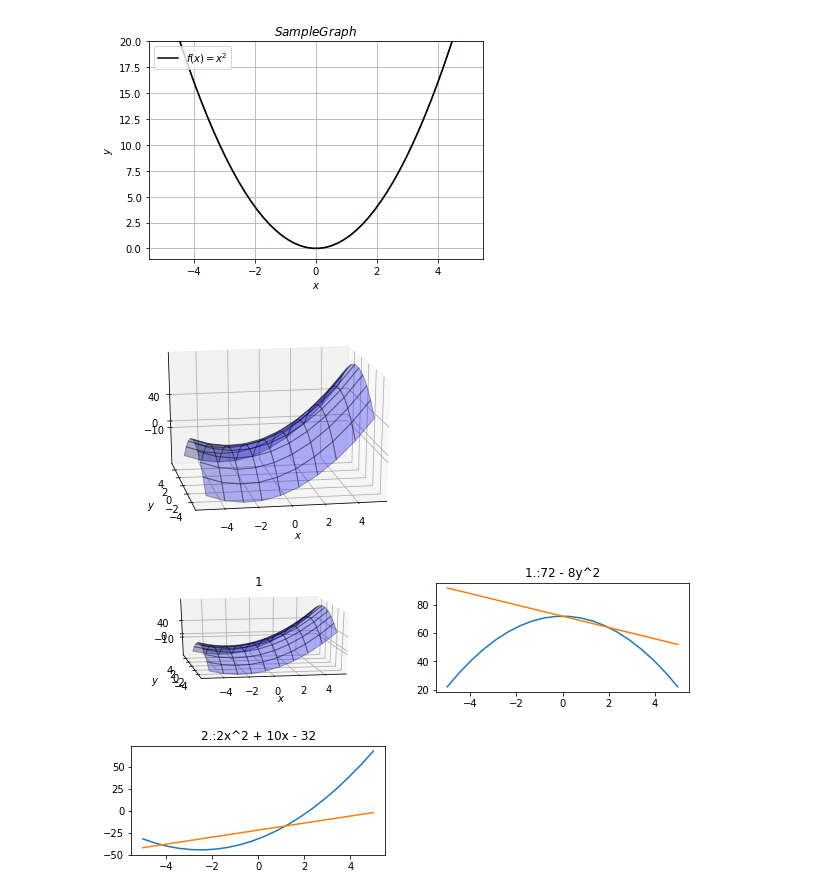
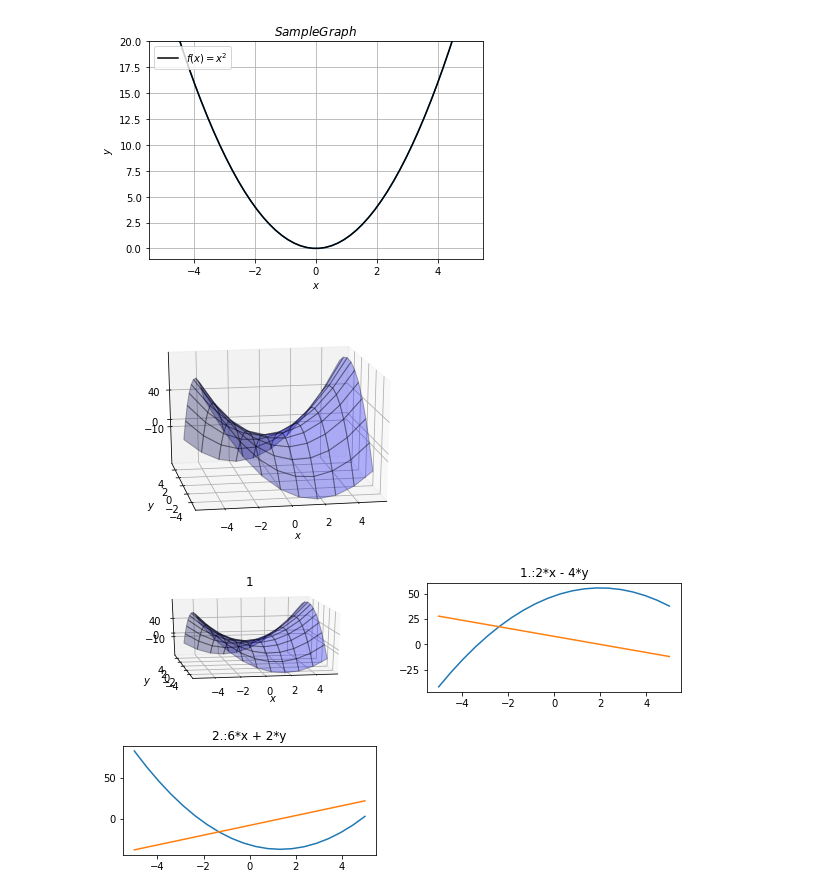
Before and after one commit to wantanblog/python_dev, a Jupyter notebook: Python_math3.ipynb, the cells around one changed output. Drawn from its saved outputs; the diff is of its cells as text; code cells hidden in the pictures.

```diff
--- a/Python_math3.ipynb
+++ b/Python_math3.ipynb
@@ -41,38 +41,38 @@ from mpl_toolkits.mplot3d import Axes3D
 %matplotlib inline
 # 関数の定義
 def f(x,y):
-    return 2*x*x + 10*x - 2*y*y
+    return 3*x*x + 2*x*y - 2*y*y
 
 linelen = 10
 # X軸とY軸に0から5までの配列
 xline = npy.linspace(-5,5,linelen)
 yline = npy.linspace(-5,5,linelen)
 # Z軸に0、0の要素を必要な数だけ用意する
 zline = npy.zeros((len(xline),len(yline)))
 
 # X軸のループ
 for i0 in range(linelen):
     # Y軸のループ
     for i1 in range(linelen):
         zline[i1,i0] = f( xline[i0], yline[i1])
 
 # x軸とy軸を行列表現にする
 xline, yline = npy.meshgrid(xline, yline)
 # 座標系の指定
 ax = plt.subplot( 1, 1, 1, projection ='3d')
 # 表面の表示
 ax.plot_surface( xline, yline, zline, rstride = 1, cstride = 1, alpha = 0.3, color ='blue', edgecolor ='black')
 # Z軸の表示をする
 ax.set_zticks((-10, 0, 40))
 # グラフの向きを調整する
 ax.view_init( 20, -100)
 # X軸に名前を付ける
 plt.xlabel('$x$')
 # Y軸に名前を付ける
 plt.ylabel('$y$')
 plt.show()
 # %% [output]
-[figure, old version]
+[figure, new version]
 # %%
 # ライブラリのインポート
 import numpy as npy
@@ -82,13 +82,13 @@ from mpl_toolkits.mplot3d import Axes3D
 %matplotlib inline
 # 関数の定義
 def f(x,y):
-    return 2*x*x + 10*x - 2*y*y
+    return 3*x*x + 2*x*y - 2*y*y
 
 def f1(x,y):
-    return  2*x*x + 10*x - 4*y
+    return  2*x - 4*y
 
 def f2(x,y):
-    return 4*x + 10 - 2*y*y
+    return 6*x + 2*y
 
 linelen = 10
 # X軸とY軸に0から5までの配列
@@ -126,8 +126,7 @@ plt.ylabel('$y$')
 
 # グラフのサイズを指定する
 plt.subplot(2,2,2)
-plt.title("1.:72 - 8y^2")
-xline1 = npy.linspace(-5,5,20)
+plt.title("1.:2*x - 4*y")
 yline1 = npy.linspace(-5,5,20)
 zline1 = f(4,yline1)
 plt.plot(yline1, zline1)
@@ -136,7 +135,7 @@ plt.plot(yline1, zline1)
 
 # グラフのサイズを指定する
 plt.subplot(2,2,3)
-plt.title("2.:2x^2 + 10x - 32")
+plt.title("2.:6*x + 2*y")
 xline2 = npy.linspace(-5,5,20)
 zline2 = f(xline2,-4)
 plt.plot(xline2, zline2)
@@ -146,5 +145,5 @@ plt.plot(xline2, zline2)
 
 plt.show()
 # %% [output]
-[figure, old version]
+[figure, new version]
 # %%
```
Also changed, not shown: parts of 2 cells of this notebook.
